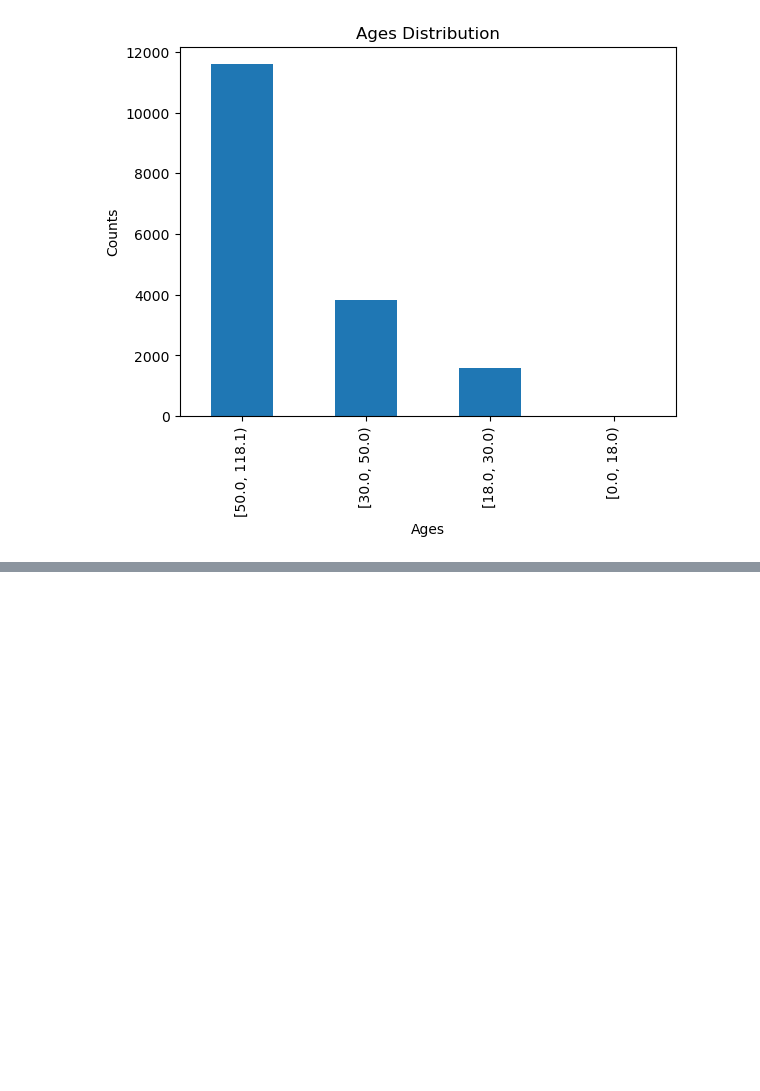
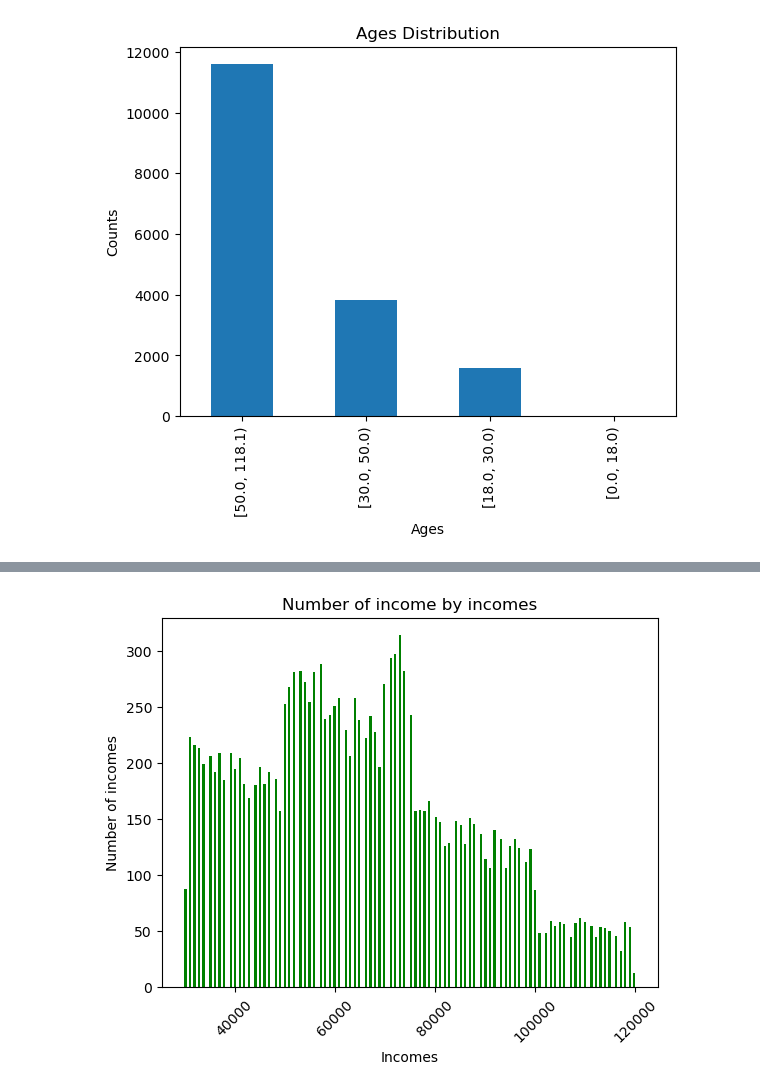
Before and after one commit to 1am8anana/Practices, a Jupyter notebook: [EXP_FeatureEngineering]/NumericalTransformation.ipynb, the cells around one changed output, grey strips where cells are left out. Cells and saved outputs as stored; diff of their text form; code cells hidden in the pictures; blank space fills up the shorter version.

```diff
--- a/[EXP_FeatureEngineering]/NumericalTransformation.ipynb
+++ b/[EXP_FeatureEngineering]/NumericalTransformation.ipynb
@@ -234,0 +246,18 @@ Categories (4, interval[float64, left]): [[0.0, 18.0) < [18.0, 30.0) < [30.0, 50
+# %%
+# import lib
+import pandas as pd
+import numpy as np
+import matplotlib.pyplot as plt
+
+# read csv file
+data = pd.read_csv("profile.csv")
+income = data["income"]
+
+plt.hist(income, bins = 200, color = "g")
+plt.xticks(rotation = 45)
+plt.title("Number of income by incomes")
+plt.xlabel("Incomes")
+plt.ylabel("Number of incomes")
+plt.show()
+# %% [output]
+[figure, added]
```
Also changed, not shown: parts of 3 cells of this notebook.
